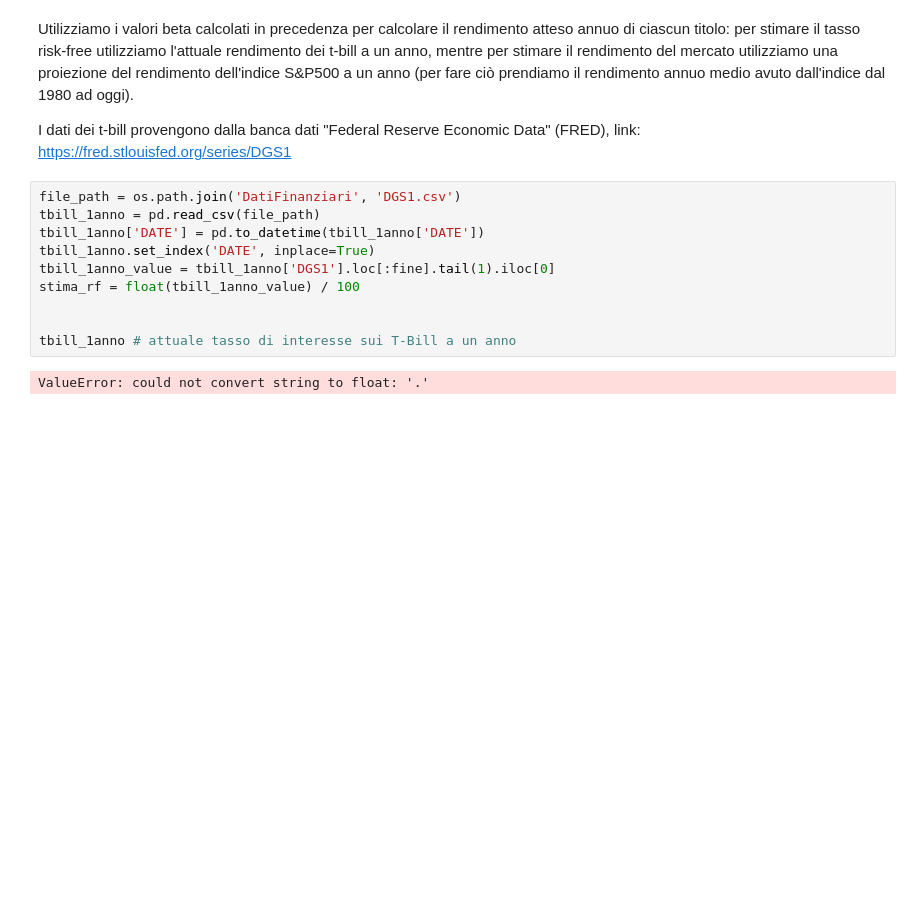
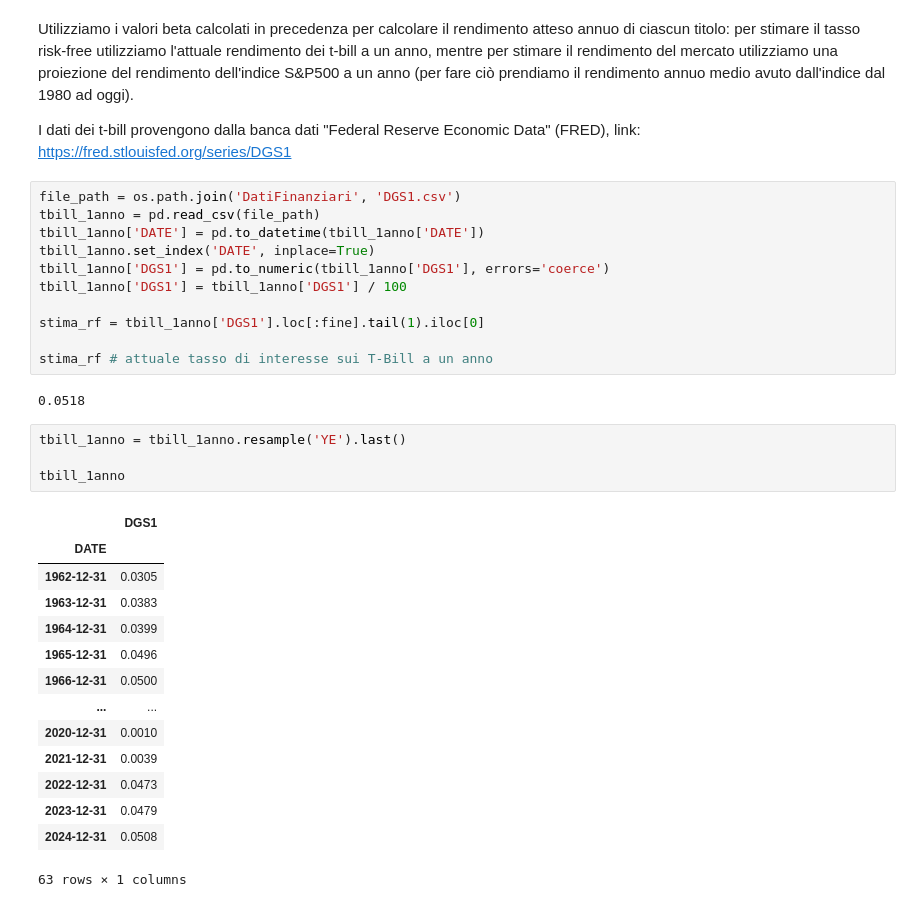
Before and after one commit to Pynci/business-intelligence, a Jupyter notebook: progetto/progetto.ipynb, the cells around one changed output. Saved outputs shown, nothing was run; the diff lists cells and outputs as text; blank space fills up the shorter version.

```diff
--- a/progetto/progetto.ipynb
+++ b/progetto/progetto.ipynb
@@ -857,13 +856,33 @@ file_path = os.path.join('DatiFinanziari', 'DGS1.csv')
 tbill_1anno = pd.read_csv(file_path)
 tbill_1anno['DATE'] = pd.to_datetime(tbill_1anno['DATE'])
 tbill_1anno.set_index('DATE', inplace=True)
-tbill_1anno_value = tbill_1anno['DGS1'].loc[:fine].tail(1).iloc[0]
-stima_rf = float(tbill_1anno_value) / 100
+tbill_1anno['DGS1'] = pd.to_numeric(tbill_1anno['DGS1'], errors='coerce')
+tbill_1anno['DGS1'] = tbill_1anno['DGS1'] / 100
 
+stima_rf = tbill_1anno['DGS1'].loc[:fine].tail(1).iloc[0]
 
-tbill_1anno # attuale tasso di interesse sui T-Bill a un anno
+stima_rf # attuale tasso di interesse sui T-Bill a un anno
 # %% [output]
-ValueError: could not convert string to float: '.'
+0.0518
+# %%
+tbill_1anno = tbill_1anno.resample('YE').last()
+
+tbill_1anno
+# %% [output]
+|  | DGS1 |
+| DATE |  |
+| 1962-12-31 | 0.0305 |
+| 1963-12-31 | 0.0383 |
+| 1964-12-31 | 0.0399 |
+| 1965-12-31 | 0.0496 |
+| 1966-12-31 | 0.0500 |
+| ... | ... |
+| 2020-12-31 | 0.0010 |
+| 2021-12-31 | 0.0039 |
+| 2022-12-31 | 0.0473 |
+| 2023-12-31 | 0.0479 |
+| 2024-12-31 | 0.0508 |
+63 rows × 1 columns
 # %%
 sp500_storico = prendi_dati_titolo('^GSPC', dt.datetime(1980, 1, 2), fine)
 sp500_storico.drop(columns=['Open', 'High', 'Low', 'Close', 'Volume'], axis=1, inplace=True)
```
Also changed, not shown: parts of 18 cells of this notebook, 5 other files.
